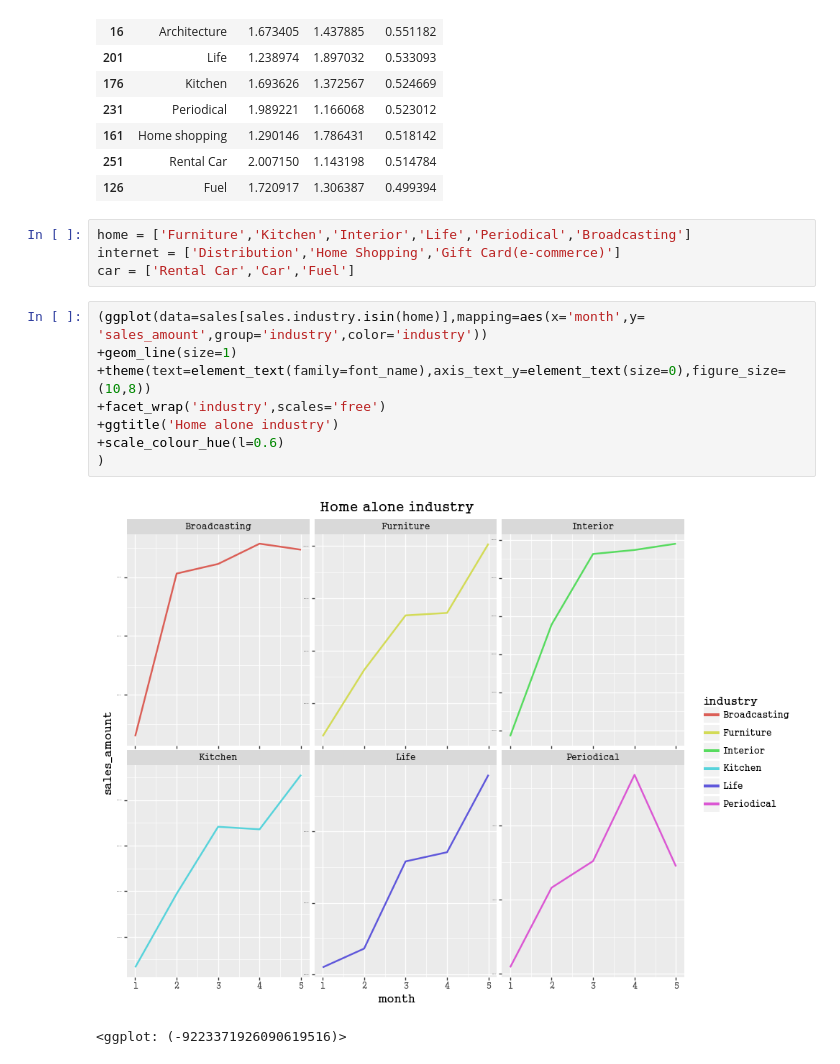
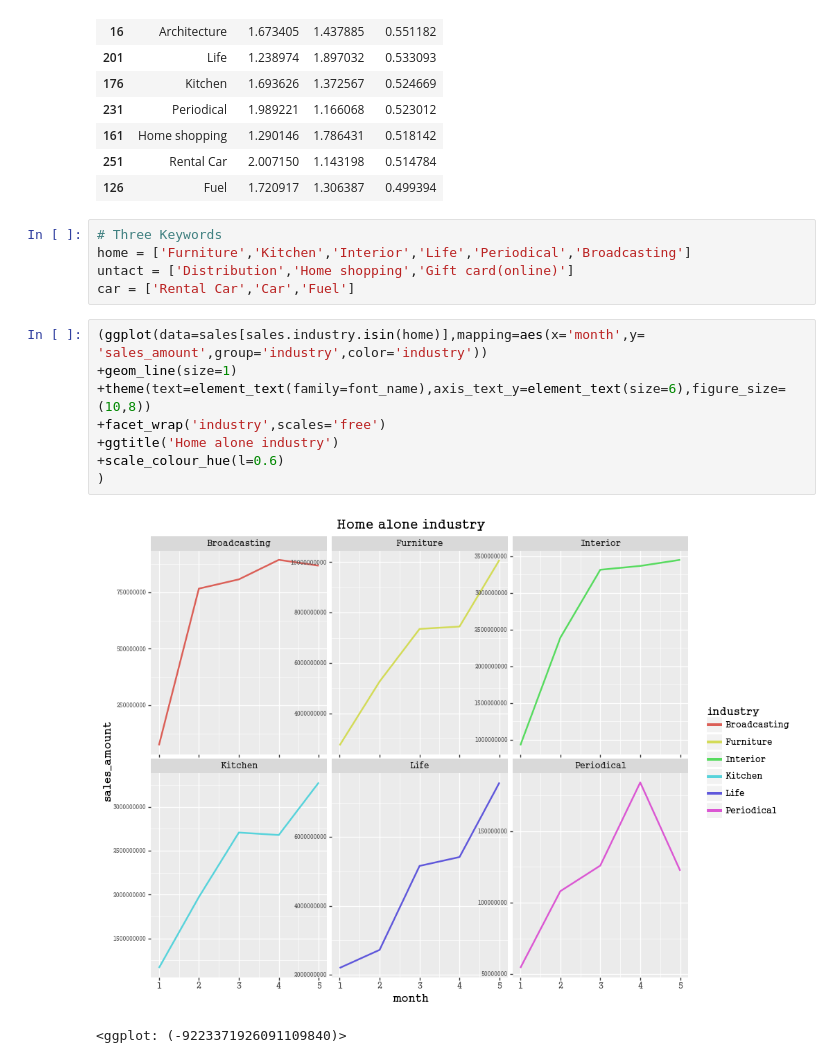
Before and after one commit to JieunKim-Econ/Covid_EDA_with_R, a Jupyter notebook: Risk-Resilience Matrix Analysis-C2.ipynb, the cells around one changed output. Drawn from its saved outputs; the diff is of its cells as text.

```diff
--- a/Risk-Resilience Matrix Analysis-C2.ipynb
+++ b/Risk-Resilience Matrix Analysis-C2.ipynb
@@ -337,17 +337,18 @@ data
 | 251 | Rental Car | 2.007150 | 1.143198 | 0.514784 |
 | 126 | Fuel | 1.720917 | 1.306387 | 0.499394 |
 # %%
+# Three Keywords
 home = ['Furniture','Kitchen','Interior','Life','Periodical','Broadcasting']
-internet = ['Distribution','Home Shopping','Gift Card(e-commerce)']
+untact = ['Distribution','Home shopping','Gift card(online)']
 car = ['Rental Car','Car','Fuel']
 # %%
 (ggplot(data=sales[sales.industry.isin(home)],mapping=aes(x='month',y= 'sales_amount',group='industry',color='industry'))
 +geom_line(size=1)
-+theme(text=element_text(family=font_name),axis_text_y=element_text(size=0),figure_size=(10,8))
++theme(text=element_text(family=font_name),axis_text_y=element_text(size=6),figure_size=(10,8))
 +facet_wrap('industry',scales='free')
 +ggtitle('Home alone industry')
 +scale_colour_hue(l=0.6)
 )
 # %% [output]
-[figure, old version]
+[figure, new version]
-<ggplot: (-9223371926090619516)>
+<ggplot: (-9223371926091109840)>
```
Also changed, not shown: parts of 8 cells of this notebook.
